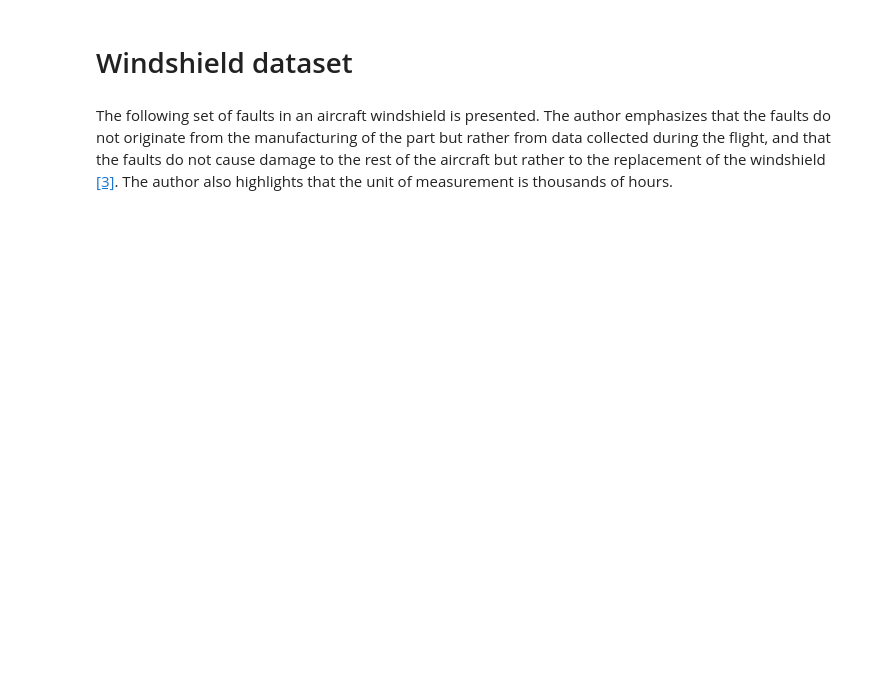
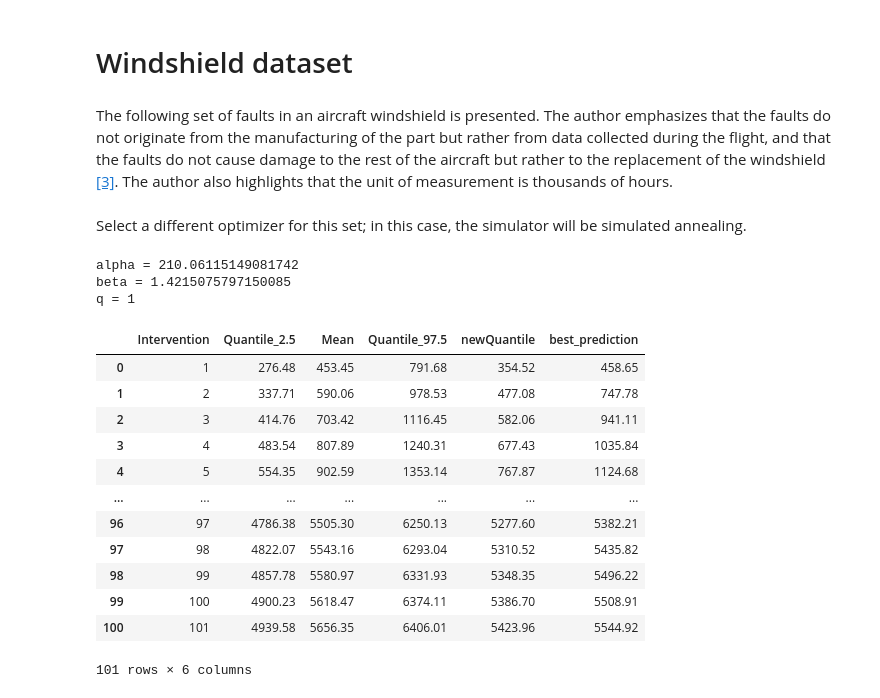
Before and after one commit to danttis/wgrp, a Jupyter notebook: Example_of_use.ipynb, the cells around one changed output. Cells and saved outputs as stored; diff of their text form; code cells hidden in the pictures; blank space fills up the shorter version.

```diff
--- a/Example_of_use.ipynb
+++ b/Example_of_use.ipynb
@@ -101,5 +101,7 @@ windshield = pd.read_csv('./data/windshield.csv')
 # %%
 # starting a wgrp template
 wgrp2 = wgrp_model()
+# %% [markdown]
+Select a different optimizer for this set; in this case, the simulator will be simulated annealing.
 # %%
 # adjusting the WGRP models
@@ -106,0 +109,23 @@ wgrp2 = wgrp_model()
+# %%
+# Predict future events mean
+predict  = wgrp2.predict(n_forecasts = 20, random_series=10000, top_n_series=3)
+
+# all predictions
+wgrp2.predictions['dataframe']
+# %% [output]
+alpha = 210.06115149081742
+beta = 1.4215075797150085
+q = 1
+|  | Intervention | Quantile_2.5 | Mean | Quantile_97.5 | newQuantile | best_prediction |
+| 0 | 1 | 276.48 | 453.45 | 791.68 | 354.52 | 458.65 |
+| 1 | 2 | 337.71 | 590.06 | 978.53 | 477.08 | 747.78 |
+| 2 | 3 | 414.76 | 703.42 | 1116.45 | 582.06 | 941.11 |
+| 3 | 4 | 483.54 | 807.89 | 1240.31 | 677.43 | 1035.84 |
+| 4 | 5 | 554.35 | 902.59 | 1353.14 | 767.87 | 1124.68 |
+| ... | ... | ... | ... | ... | ... | ... |
+| 96 | 97 | 4786.38 | 5505.30 | 6250.13 | 5277.60 | 5382.21 |
+| 97 | 98 | 4822.07 | 5543.16 | 6293.04 | 5310.52 | 5435.82 |
+| 98 | 99 | 4857.78 | 5580.97 | 6331.93 | 5348.35 | 5496.22 |
+| 99 | 100 | 4900.23 | 5618.47 | 6374.11 | 5386.70 | 5508.91 |
+| 100 | 101 | 4939.58 | 5656.35 | 6406.01 | 5423.96 | 5544.92 |
+101 rows × 6 columns
```
Also changed, not shown: parts of 16 cells of this notebook, 2 other files.
